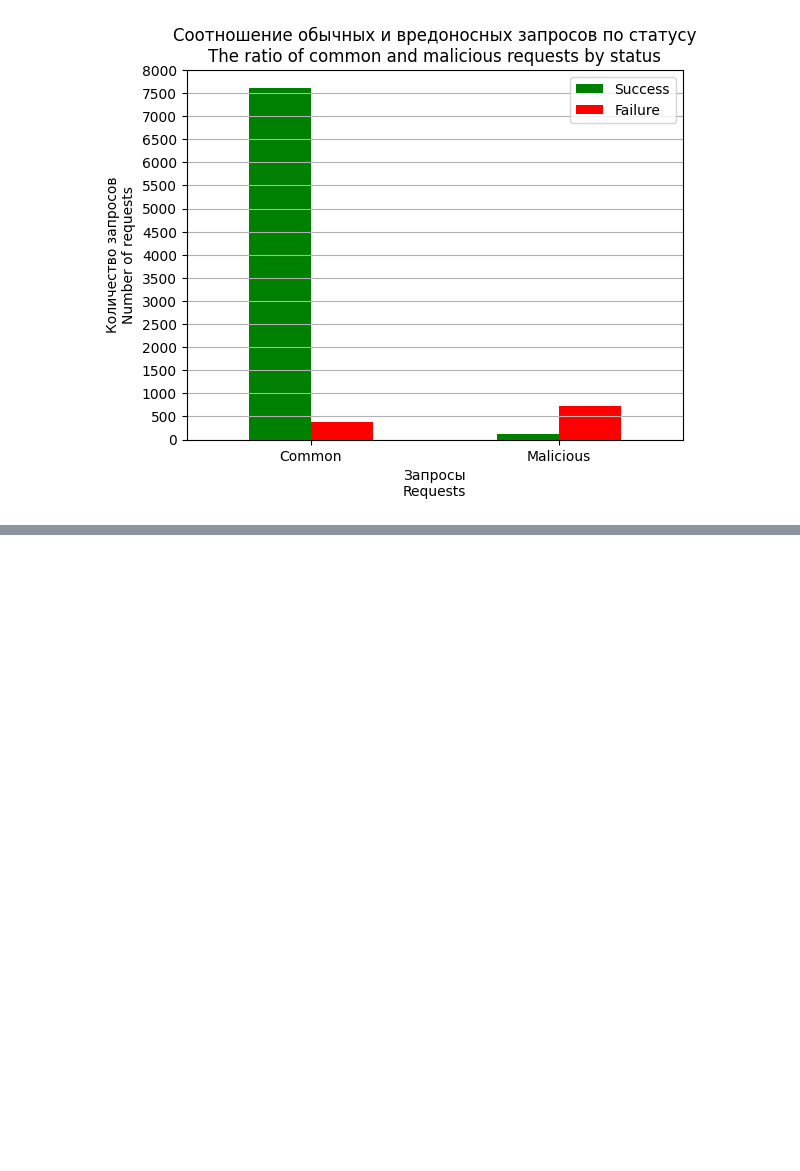
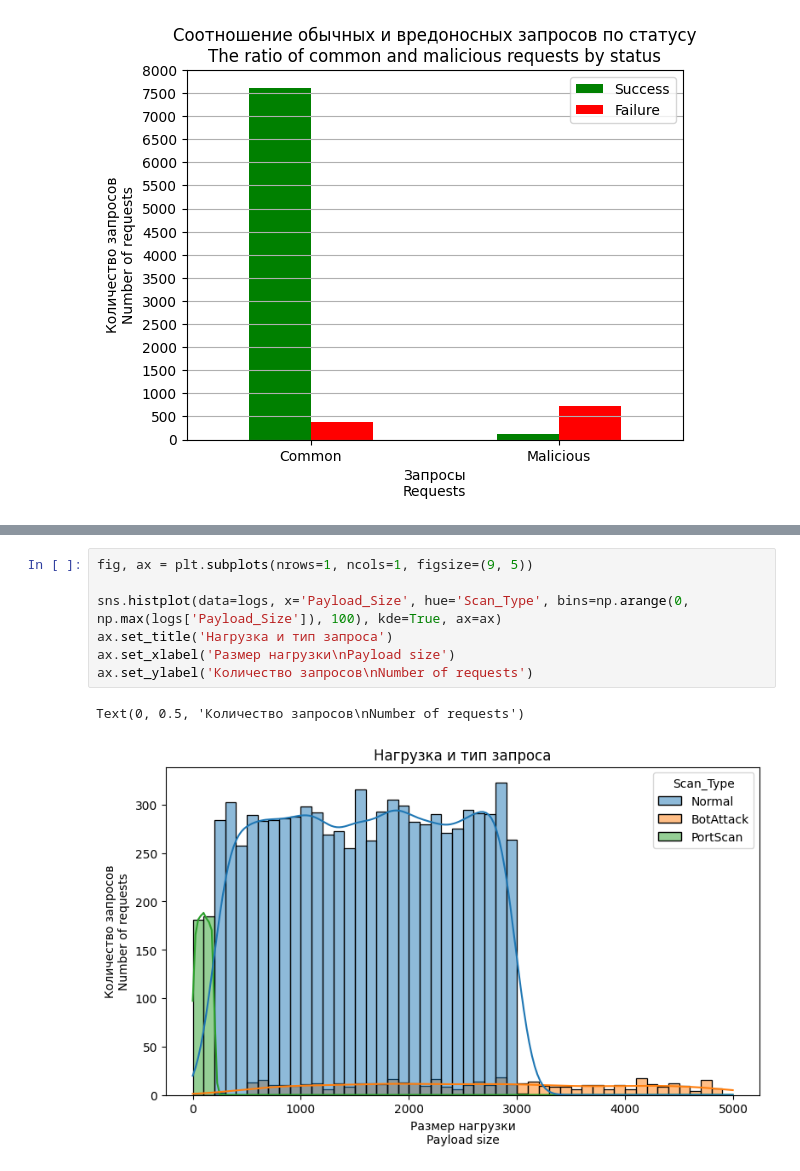
Before and after one commit to iamrus1/Intrusion-Log-Analysis, a Jupyter notebook: Intrusion detection log analysis.ipynb, the cells around one changed output, grey strips where cells are left out. Cells and saved outputs as stored; diff of their text form; blank space fills up the shorter version.

```diff
--- a/Intrusion detection log analysis.ipynb
+++ b/Intrusion detection log analysis.ipynb
@@ -205,0 +205,10 @@ Text(0, 0.5, 'Количество запросов\nNumber of requests')
+# %%
+fig, ax = plt.subplots(nrows=1, ncols=1, figsize=(9, 5))
+
+sns.histplot(data=logs, x='Payload_Size', hue='Scan_Type', bins=np.arange(0, np.max(logs['Payload_Size']), 100), kde=True, ax=ax)
+ax.set_title('Нагрузка и тип запроса')
+ax.set_xlabel('Размер нагрузки\nPayload size')
+ax.set_ylabel('Количество запросов\nNumber of requests')
+# %% [output]
+Text(0, 0.5, 'Количество запросов\nNumber of requests')
+[figure, added]
```
Also changed, not shown: parts of 4 cells of this notebook.
